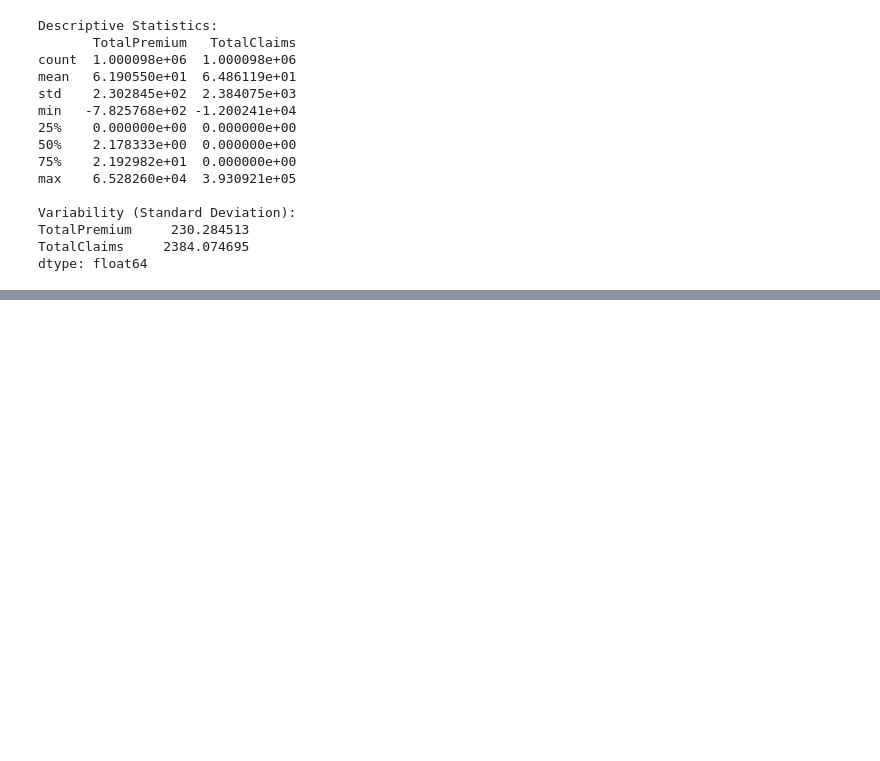
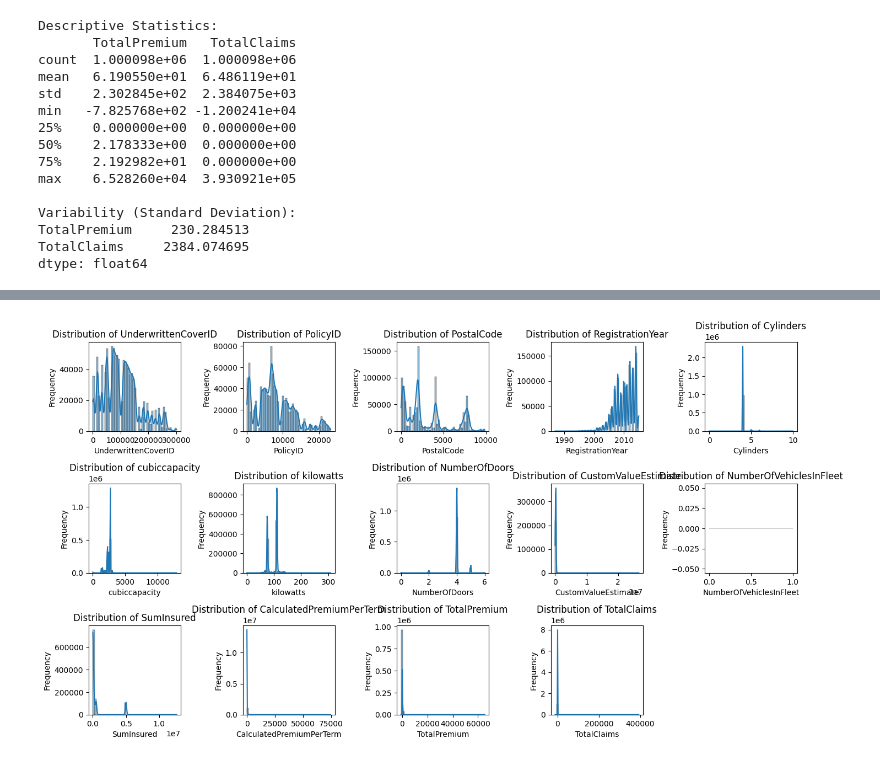
Before and after one commit to yonasKu/Kifiya-Aim_week-3, a Jupyter notebook: notebooks/eda_insurance.ipynb, the cells around one changed output, grey strips where cells are left out. Cells and saved outputs as stored; diff of their text form; code cells hidden in the pictures; blank space fills up the shorter version.

```diff
--- a/notebooks/eda_insurance.ipynb
+++ b/notebooks/eda_insurance.ipynb
@@ -152,0 +160,18 @@ dtype: int64
+# %%
+import matplotlib.pyplot as plt
+import seaborn as sns
+
+# Plot histograms for numerical columns
+numerical_cols = df.select_dtypes(include=[np.number]).columns
+
+plt.figure(figsize=(14, 10))
+for i, col in enumerate(numerical_cols, 1):
+    plt.subplot(4, 5, i)  # Adjust the number of rows and columns according to your data
+    sns.histplot(df[col], kde=True, bins=50)
+    plt.title(f'Distribution of {col}')
+    plt.xlabel(col)
+    plt.ylabel('Frequency')
+plt.tight_layout()
+plt.show()
+# %% [output]
+[figure, added]
```
Also changed, not shown: parts of 15 cells of this notebook, 1 other file.
